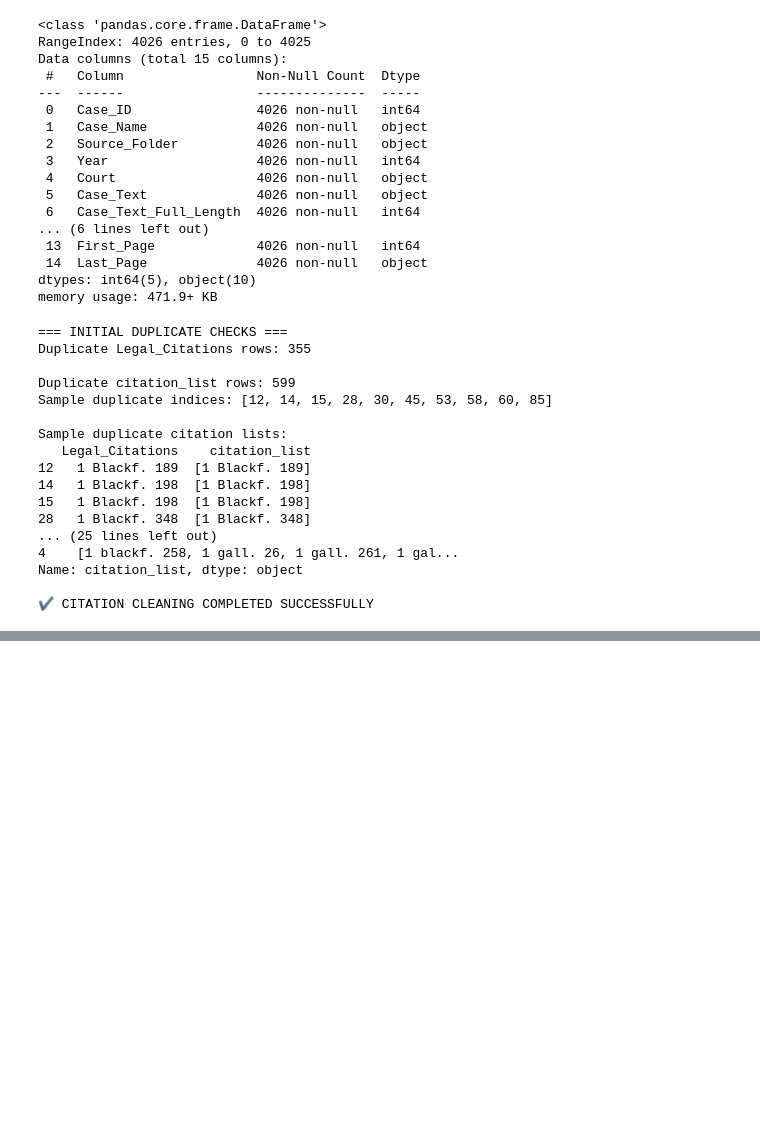
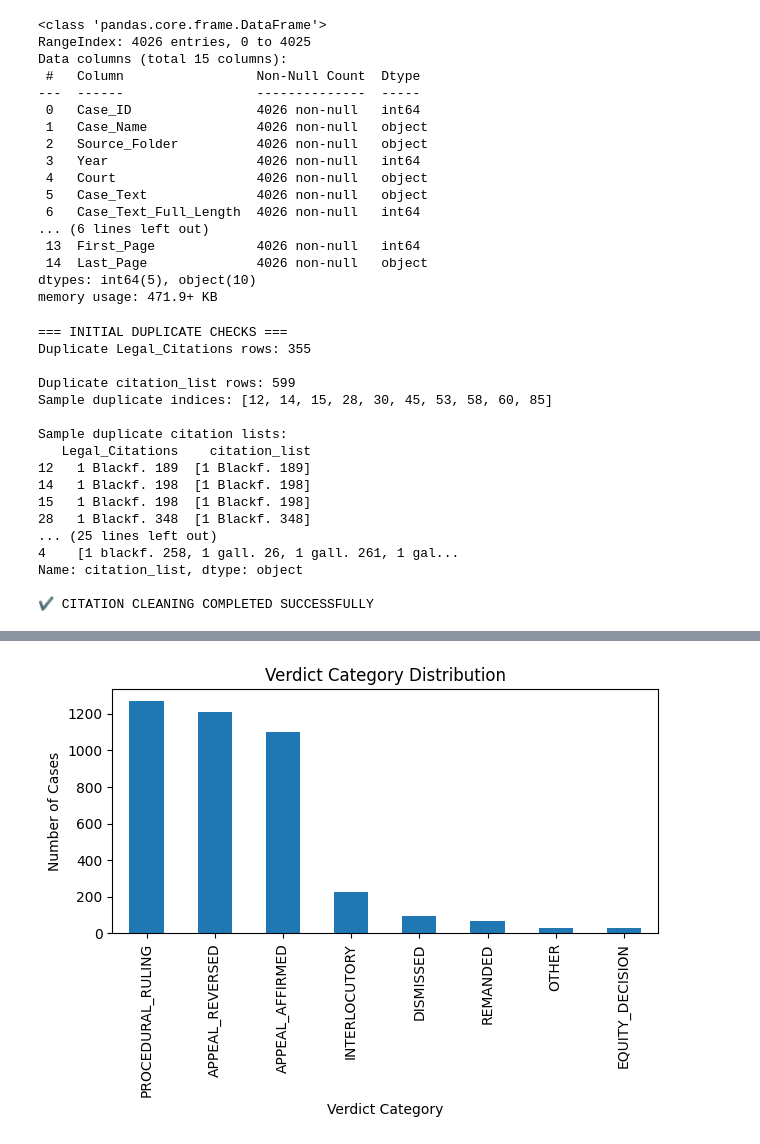
Before and after one commit to birhanumoges/legal-case-etl-nlp-pipeline, a Jupyter notebook: note_books/analysis.ipynb, the cells around one changed output, grey strips where cells are left out. Drawn from its saved outputs; the diff is of its cells as text; code cells hidden in the pictures; blank space fills up the shorter version.

Commit message:
add codes that check verdict and clean it

```diff
--- a/note_books/analysis.ipynb
+++ b/note_books/analysis.ipynb
@@ -374,3 +374,89 @@ Sample duplicate citation lists:
 Name: citation_list, dtype: object
 
 ✔ CITATION CLEANING COMPLETED SUCCESSFULLY
+# %%
+# ============================================================
+# ONE-CELL: VERDICT UNIQUE VALUES + LEGAL-AWARE ANALYSIS
+# ============================================================
+
+import pandas as pd
+import matplotlib.pyplot as plt
+
+print("=== UNIQUE VERDICT TEXTS ===\n")
+unique_verdicts = df['Verdict'].unique()
+for v in unique_verdicts:
+    print(v)
+
+print("\nTotal unique verdict forms:", len(unique_verdicts))
+
+# ------------------------------------------------------------
+# LEGAL-AWARE VERDICT CATEGORIZATION
+# ------------------------------------------------------------
+
+def verdict_category(text):
+    t = str(text).upper()
+
+    # Appeal outcomes
+    if "AFFIRMED" in t:
+        return "APPEAL_AFFIRMED"
+    elif "REVERSED" in t:
+        return "APPEAL_REVERSED"
+
+    # Case management
+    elif "REMANDED" in t:
+        return "REMANDED"
+    elif "DISMISSED" in t:
+        return "DISMISSED"
+
+    # Procedural rulings
+    elif any(k in t for k in ["DENIED", "GRANTED", "SUSTAINED", "REFUSED", "QUASHING"]):
+        return "PROCEDURAL_RULING"
+
+    # Equity style decisions
+    elif any(k in t for k in ["DECREE", "COMPLAINANT", "INJUNCTION", "VOID", "BARRED"]):
+        return "EQUITY_DECISION"
+
+    # Interlocutory / non-final
+    elif "LEGAL RULING" in t or "ERROR FOUND" in t:
+        return "INTERLOCUTORY"
+
+    else:
+        return "OTHER"
+
+df['verdict_category'] = df['Verdict'].apply(verdict_category)
+
+# ------------------------------------------------------------
+# DISTRIBUTION
+# ------------------------------------------------------------
+
+print("\n=== VERDICT CATEGORY DISTRIBUTION ===\n")
+print(df['verdict_category'].value_counts())
+
+# ------------------------------------------------------------
+# TRUE APPEAL ANALYSIS
+# ------------------------------------------------------------
+
+appeals = df[df['verdict_category'].isin(['APPEAL_AFFIRMED','APPEAL_REVERSED'])]
+
+print("\n=== TRUE APPEAL OUTCOMES ONLY ===\n")
+print(appeals['verdict_category'].value_counts(normalize=True)*100)
+
+# ------------------------------------------------------------
+# VISUALIZATION
+# ------------------------------------------------------------
+
+plt.figure()
+df['verdict_category'].value_counts().plot(kind='bar')
+plt.title("Verdict Category Distribution")
+plt.xlabel("Verdict Category")
+plt.ylabel("Number of Cases")
+plt.tight_layout()
+plt.show()
+
+# ------------------------------------------------------------
+# VERDICT CATEGORY vs CASE TYPE
+# ------------------------------------------------------------
+
+print("\n=== Verdict Category vs Case Type ===\n")
+print(pd.crosstab(df['Case_Type'], df['verdict_category']))
+# %% [output]
@@ -376,0 +480 @@ Name: citation_list, dtype: object
+[figure, added]
```
Also changed, not shown: parts of 2 cells of this notebook.
